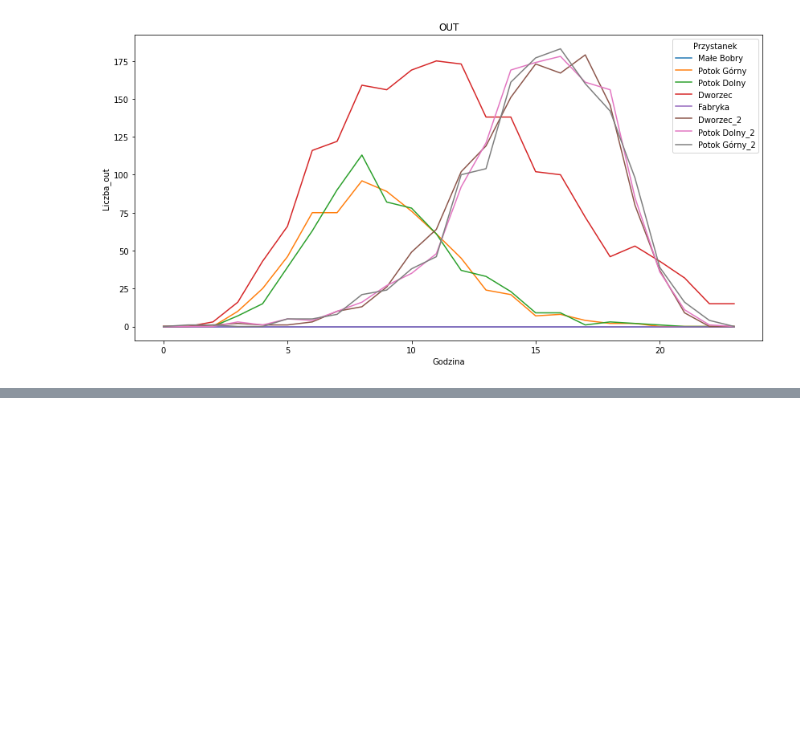
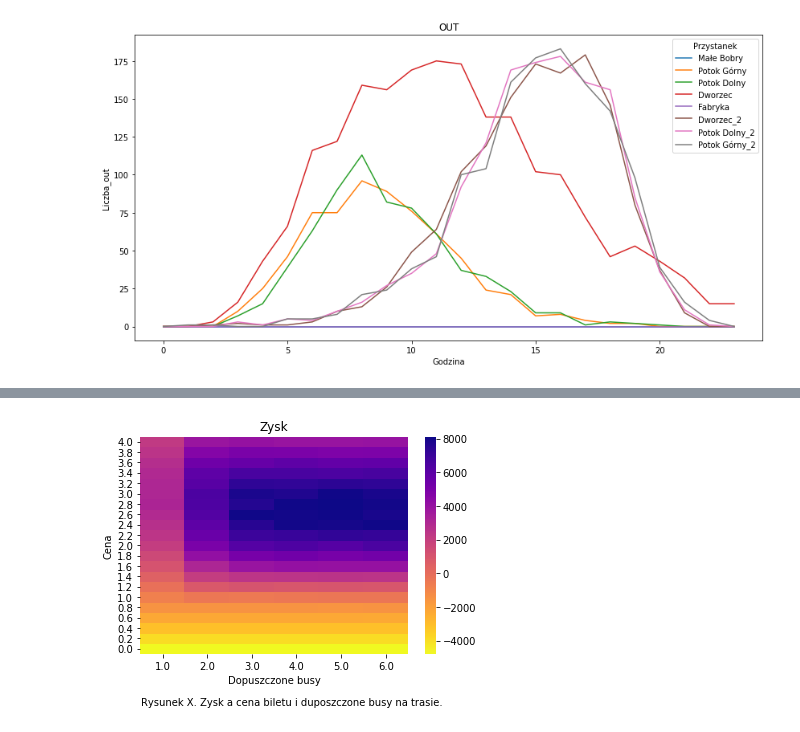
Before and after one commit to fmordarski/Passengers-simulation, a Jupyter notebook: Raport_MZK.ipynb, the cells around one changed output, grey strips where cells are left out. Saved outputs shown, nothing was run; the diff lists cells and outputs as text; code cells hidden in the pictures; blank space fills up the shorter version.

```diff
--- a/Raport_MZK.ipynb
+++ b/Raport_MZK.ipynb
@@ -220,0 +322,23 @@ def symulacja(iteration, cena_biletu, koszt_autobusu, buses, capacity):
+# %%
+### Symulacja zysku od ceny i liczby busów
+iteration=2
+ceny =np.arange(0.0, 4.2,0.2).round(1)
+koszt_autobusu=200
+buses=range(1,7,1)
+capacity=40
+data2 = pd.DataFrame()
+
+for p in ceny:
+    for b in buses:
+        data2 = data2.append({"Cena":p, "Dopuszczone busy": b,
+                            "Zysk": mean(symulacja(iteration, p, koszt_autobusu, b, capacity)[0])}, ignore_index=True)
+# %%
+
+test_pivoted=data2.pivot("Cena","Dopuszczone busy","Zysk")
+ax=sns.heatmap(test_pivoted, cmap=cm.plasma_r)
+ax.invert_yaxis()
+ax.set_title('Zysk')
+ax.text(0.01, -5, "Rysunek X. Zysk a cena biletu i duposzczone busy na trasie.", ha='left')
+plt.show()
+# %% [output]
+[figure, added]
```
Also changed, not shown: parts of 15 cells of this notebook.
